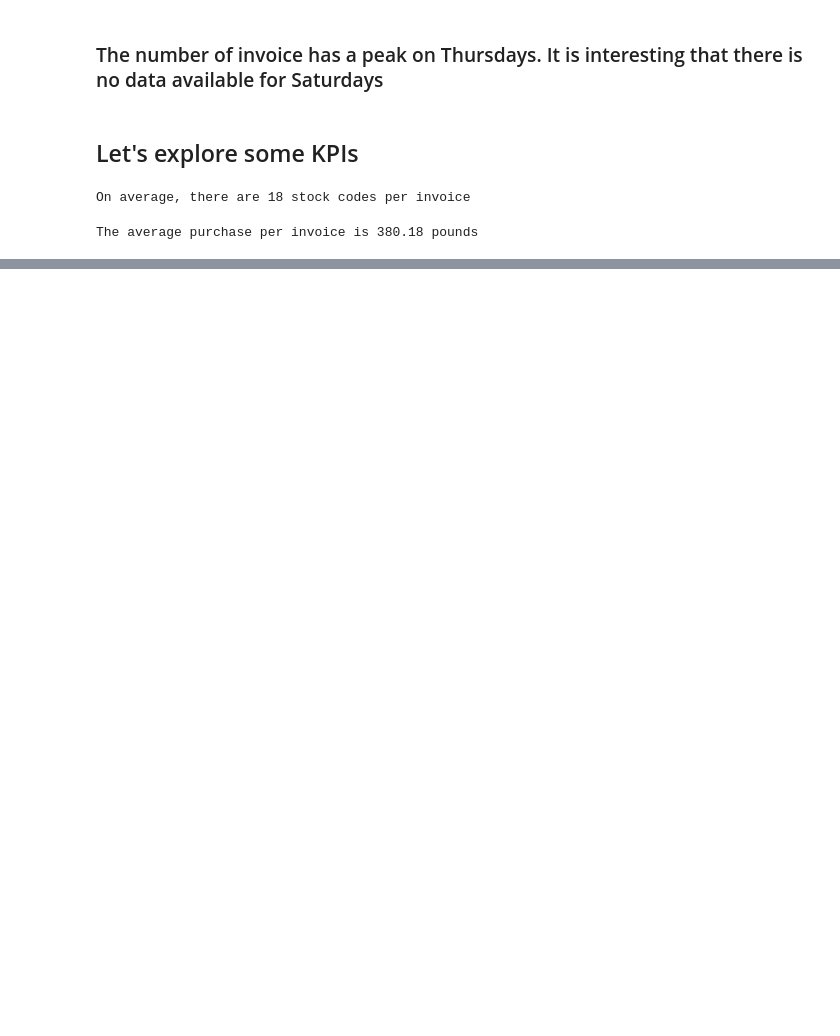
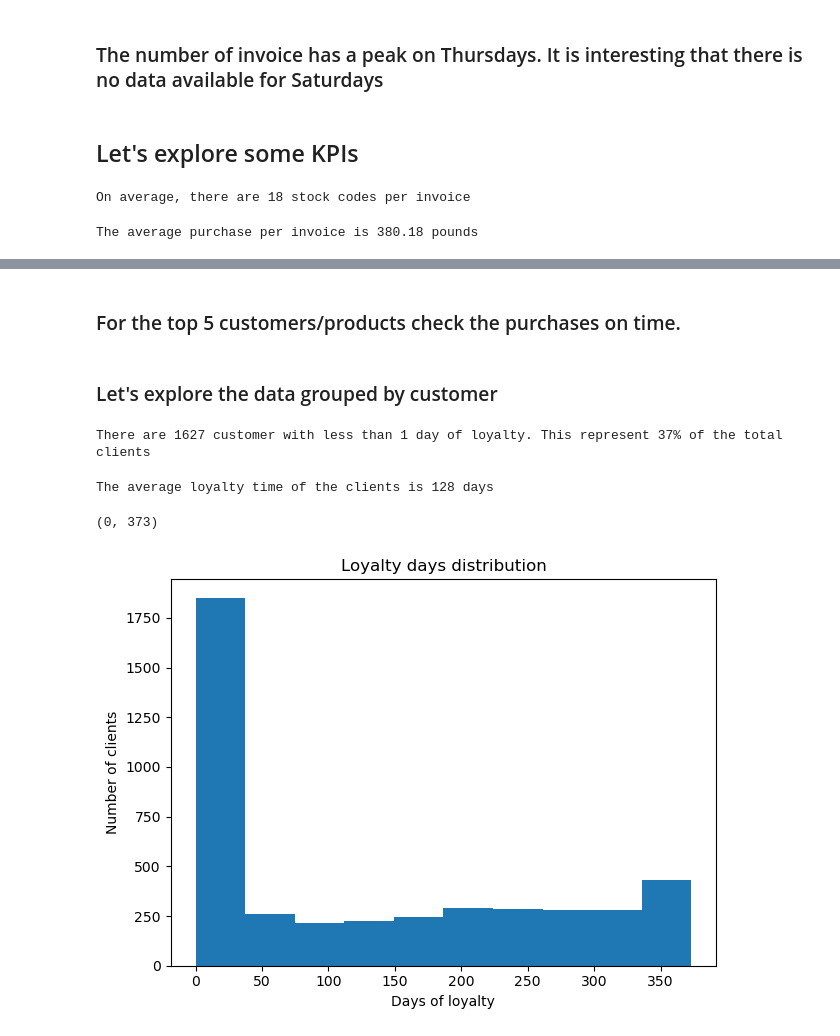
Before and after one commit to adriannaluz/data-analysis_portfolio, a Jupyter notebook: customer_segmentation/notebooks/EDA.ipynb, the cells around one changed output, grey strips where cells are left out. Drawn from its saved outputs; the diff is of its cells as text; code cells hidden in the pictures; blank space fills up the shorter version.

Commit message:
Customer grouping analysis

```diff
--- a/customer_segmentation/notebooks/EDA.ipynb
+++ b/customer_segmentation/notebooks/EDA.ipynb
@@ -187,0 +233,31 @@ The average purchase per invoice is 380.18 pounds
+# %% [markdown]
+### For the top 5 customers/products check the purchases on time.
+# %% [markdown]
+### Let's explore the data grouped by customer
+# %%
+cust_data = pd.DataFrame()
+cust_group = ot.groupby('customer_id')
+# %%
+# Let's define customer loyalty as the difference in time between the 1st and the last purchase
+delta_date = (ot.groupby('customer_id').first()['invoice_date'] - ot.groupby('customer_id').last()['invoice_date']).abs()
+cust_data['loyalty_time'] = delta_date.dt.days
+# %%
+once_cust = cust_data[cust_data['loyalty_time'] == 0].shape[0]
+print(f"There are {once_cust} customer with less than 1 day of loyalty. This represent {round(once_cust *100 / cust_data.shape[0])}% of the total clients")
+# %% [output]
+There are 1627 customer with less than 1 day of loyalty. This represent 37% of the total clients
+# %%
+print(f"The average loyalty time of the clients is {round(cust_data['loyalty_time'].mean())} days")
+round(cust_data['loyalty_time'].min()), round(cust_data['loyalty_time'].max())
+# %% [output]
+The average loyalty time of the clients is 128 days
+(0, 373)
+# %%
+plt.hist(cust_data['loyalty_time'])
+plt.title("Loyalty days distribution")
+plt.xlabel("Days of loyalty")
+plt.ylabel("Number of clients")
+plt.tight_layout()
+plt.savefig("../visualizations/loyalty_distribution_cust_onlyonce.png")
+# %% [output]
+[figure, added]
```
Also changed, not shown: parts of 12 cells of this notebook, 1 other file.
